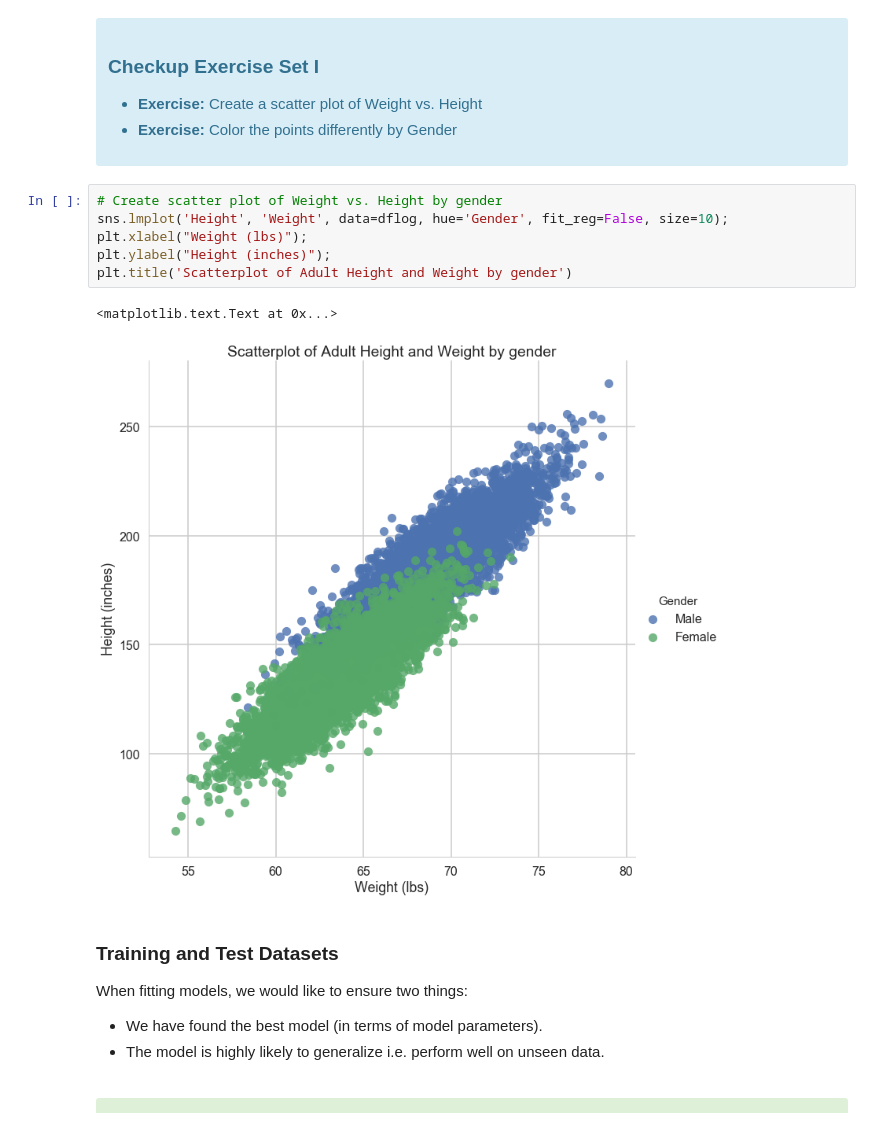
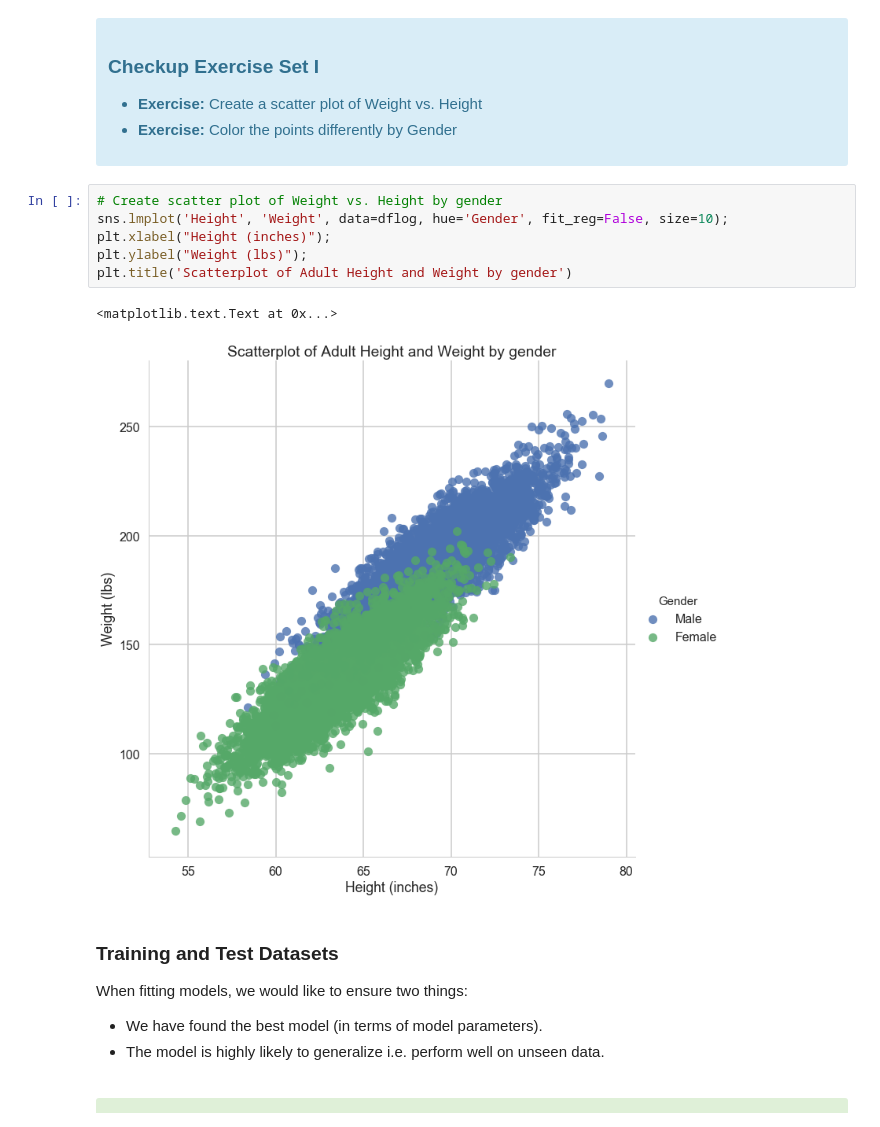
Before and after one commit to PassMoreHeat/springboard, a Jupyter notebook: logistic_regression/Mini_Project_Logistic_Regression.ipynb, the cells around one changed output. Drawn from its saved outputs; the diff is of its cells as text.

```diff
--- a/logistic_regression/Mini_Project_Logistic_Regression.ipynb
+++ b/logistic_regression/Mini_Project_Logistic_Regression.ipynb
@@ -125,12 +125,12 @@ with the "response" or "label" $y$ as a plain array of 0s and 1s for binary clas
 # %%
 # Create scatter plot of Weight vs. Height by gender
 sns.lmplot('Height', 'Weight', data=dflog, hue='Gender', fit_reg=False, size=10);
-plt.xlabel("Weight (lbs)");
-plt.ylabel("Height (inches)");
+plt.xlabel("Height (inches)");
+plt.ylabel("Weight (lbs)");
 plt.title('Scatterplot of Adult Height and Weight by gender')
 # %% [output]
 <matplotlib.text.Text at 0x...>
-[figure, old version]
+[figure, new version]
 # %% [markdown]
 ### Training and Test Datasets
 
```
Also changed, not shown: parts of 3 cells of this notebook.
